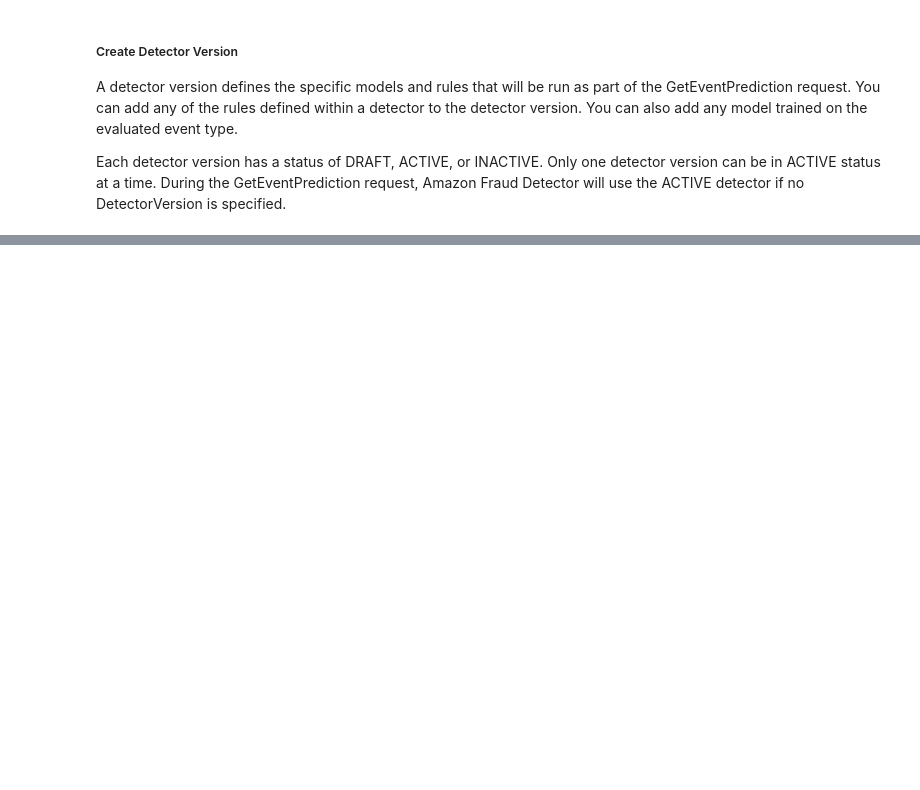
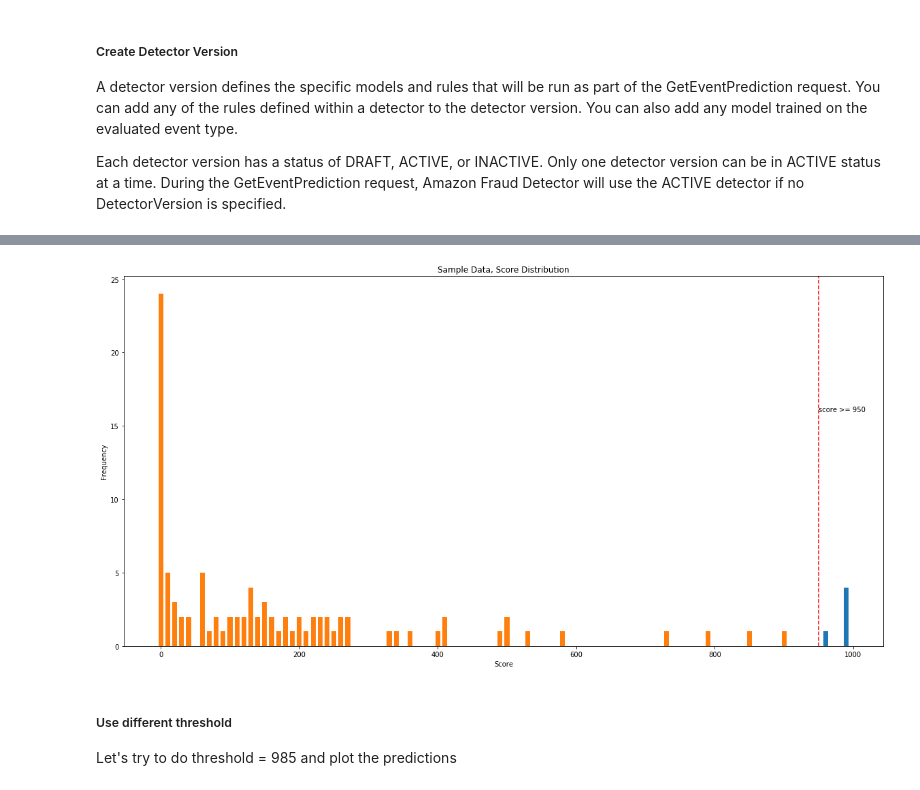
Before and after one commit to tom5610/amazon-fraud-detector-workshop, a Jupyter notebook: project_1_model_training.ipynb, the cells around one changed output, grey strips where cells are left out. Cells and saved outputs as stored; diff of their text form; code cells hidden in the pictures; blank space fills up the shorter version.

Commit message:
refind the notebooks to do prediction and plotting.

```diff
--- a/project_1_model_training.ipynb
+++ b/project_1_model_training.ipynb
@@ -468,7 +509,0 @@ detectorVersionId = response['detectorVersionId']
-# %%
-# activate fraud detector version
-fraud_detector.update_detector_version_status(
-    detectorId = DETECTOR_ID,
-    detectorVersionId = detectorVersionId,
-    status = 'ACTIVE'
-)
@@ -495,0 +533,14 @@ project_1_newaccounts_5k.csv
+# %%
+# create detector version
+detector_version_id = create_detector_version(
+    fraud_detector,
+    DETECTOR_ID,
+    [rule_block, rule_review, rule_friction, rule_approve],
+    MODEL_ID,
+    modelVersionNumber
+)
+result = activate_detector_version(
+    fraud_detector,
+    DETECTOR_ID,
+    detector_version_id
+)
@@ -495,0 +680,5 @@ project_1_newaccounts_5k.csv
+# %%
+# Read the evaluation data set
+df = pd.read_csv("./project_1_newaccounts_5k.csv")
+df['user_agent'] = df['user_agent'].str.slice(start=0, stop=254)
+df.head()
@@ -495,0 +692,13 @@ project_1_newaccounts_5k.csv
+# %%
+# record_count = df.shape[0] # -- override  to run all records in file
+record_count = 100
+predict_recs = do_predictions(
+    fraud_detector,
+    df[event_variables],
+    DETECTOR_ID,
+    detector_version_id,
+    MODEL_ID,
+    EVENT_TYPE_NAME,
+    ENTITY_TYPE_NAME)
+predictions = pd.DataFrame.from_dict(predict_recs, orient='columns')
+predictions.head(10)
@@ -495,0 +720,8 @@ project_1_newaccounts_5k.csv
+# %%
+plot_predictions(predictions)
+# %% [output]
+[figure, added]
+# %% [markdown]
+##### Use different threshold
+
+Let's try to do threshold = 985 and plot the predictions
```
Also changed, not shown: parts of 45 cells of this notebook, 1 other file.
